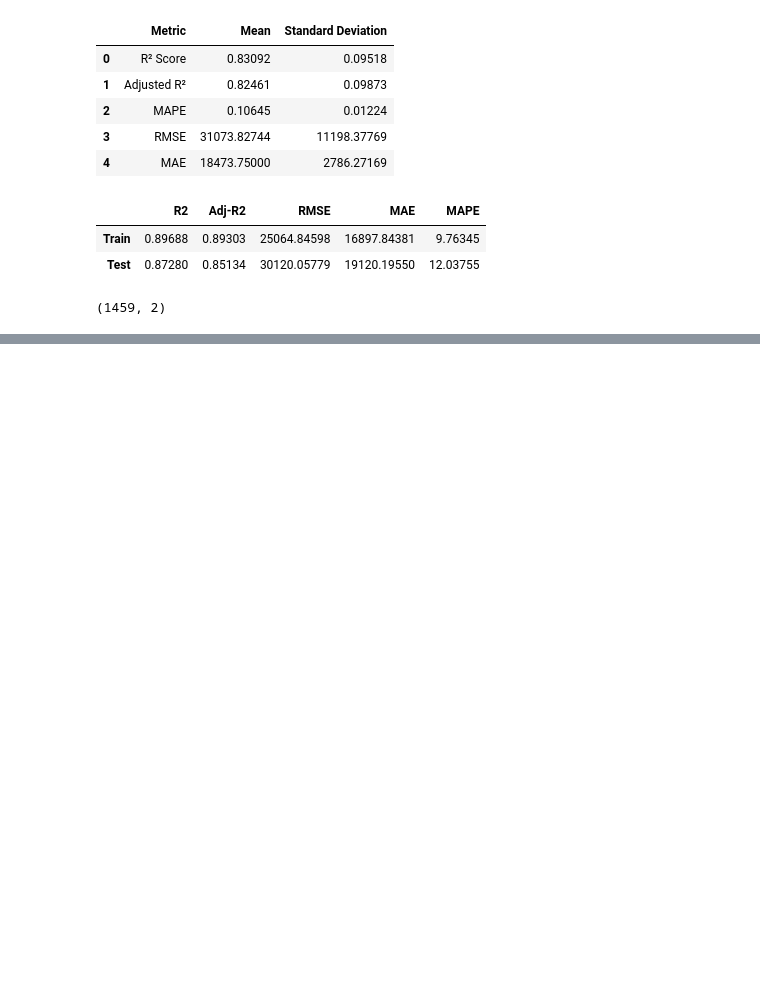
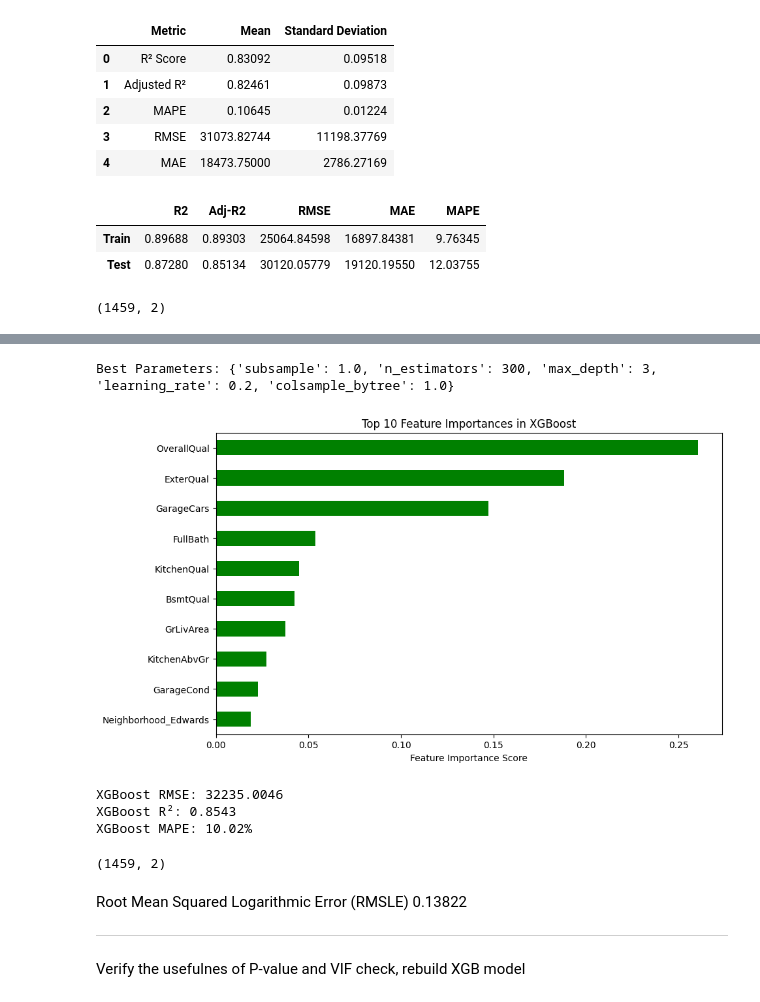
Before and after one commit to Alfredo2212/Kaggle-Data_Science, a Jupyter notebook: House Prices | Advanced Regression.ipynb, the cells around one changed output, grey strips where cells are left out. Saved outputs shown, nothing was run; the diff lists cells and outputs as text; code cells hidden in the pictures; blank space fills up the shorter version.

Commit message:
Kaggle Notebook | House Prices | Advanced Regression | XGB Normality & Transformation

```diff
--- a/House Prices | Advanced Regression.ipynb
+++ b/House Prices | Advanced Regression.ipynb
@@ -1317,0 +1410,3 @@ Model doesnt benefit anymore from doing ridge penalization after transformation,
+# %%
+# P value & VIF check
+ols_xgb, x_train_xgb= ols_pvfilter(x_train, y_train)
@@ -1317,0 +1431,70 @@ Model doesnt benefit anymore from doing ridge penalization after transformation,
+# %%
+# Finding best params for XGBoost function
+param_grid = {
+    'n_estimators': [100, 200, 300],
+    'max_depth': [3, 6, 9],
+    'learning_rate': [0.01, 0.1, 0.2],
+    'subsample': [0.7, 0.8, 1.0],
+    'colsample_bytree': [0.7, 0.8, 1.0]
+}
+
+xgb_random = RandomizedSearchCV(XGBRegressor(), param_distributions=param_grid,
+                                n_iter=10, cv=5, scoring='neg_mean_squared_error', n_jobs=-1)
+xgb_random.fit(x_train_xgb, y_train)
+
+print(f"Best Parameters: {xgb_random.best_params_}")
+# %% [output]
+Best Parameters: {'subsample': 1.0, 'n_estimators': 300, 'max_depth': 3, 'learning_rate': 0.2, 'colsample_bytree': 1.0}
+# %%
+# Feature Importance
+best_xgb = xgb_random.best_estimator_
+feature_importance_xgb = pd.Series(best_xgb.feature_importances_, index=x_train_xgb.columns)
+feature_importance_xgb = feature_importance_xgb.sort_values(ascending=False)
+
+plt.figure(figsize=(10,6))
+feature_importance_xgb.head(10).plot(kind='barh', color='green')
+plt.gca().invert_yaxis()
+plt.title("Top 10 Feature Importances in XGBoost")
+plt.xlabel("Feature Importance Score")
+plt.show()
+# %% [output]
+[figure, added]
+# %%
+# Make Predictions
+x_test_xgb = x_test[x_train_xgb.columns] # ensuring both train and test have same column
+x_test_xgb["Condition2_PosN"].fillna(0, inplace=True) # fill single cell with 0 ( mean )
+y_pred_xgb = best_xgb.predict(x_test_xgb)
+
+# Compute Metrics
+rmse_xgb = np.sqrt(mean_squared_error(y_test, y_pred_xgb))  # RMSE
+r2_xgb = r2_score(y_test, y_pred_xgb)  # R² Score
+mape_xgb = mean_absolute_percentage_error(y_test, y_pred_xgb) * 100  # Convert to %
+
+# Print Results
+print(f"XGBoost RMSE: {rmse_xgb:.4f}")
+print(f"XGBoost R²: {r2_xgb:.4f}")
+print(f"XGBoost MAPE: {mape_xgb:.2f}%")
+# %% [output]
+XGBoost RMSE: 32235.0046
+XGBoost R²: 0.8543
+XGBoost MAPE: 10.02%
+# %%
+# Make predictions using the final model
+x_submission = data_test[x_train_xgb.columns] # ensuring both train and test have same column
+y_pred = best_xgb.predict(x_submission)
+
+# Create submission dataframe (assuming 'ID' column exists in data_test)
+submission = pd.DataFrame({
+    "Id": data_test["Id"],  # Use the ID from original test dataset
+    "SalePrice": y_pred  # Predicted values
+})
+
+# Save submission file
+submission.to_csv("xgbModel.csv", index=False)
+submission.shape
+# %% [output]
+(1459, 2)
+# %% [markdown]
+Root Mean Squared Logarithmic Error (RMSLE) 0.13822
+____________________________________________________________________________
+Verify the usefulnes of P-value and VIF check, rebuild XGB model
```
Also changed, not shown: parts of 31 cells of this notebook.
